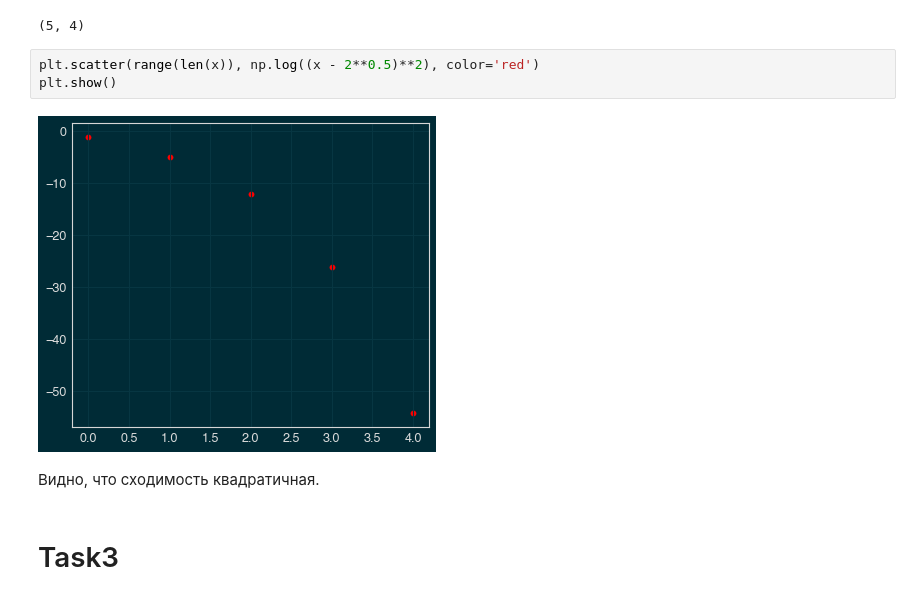
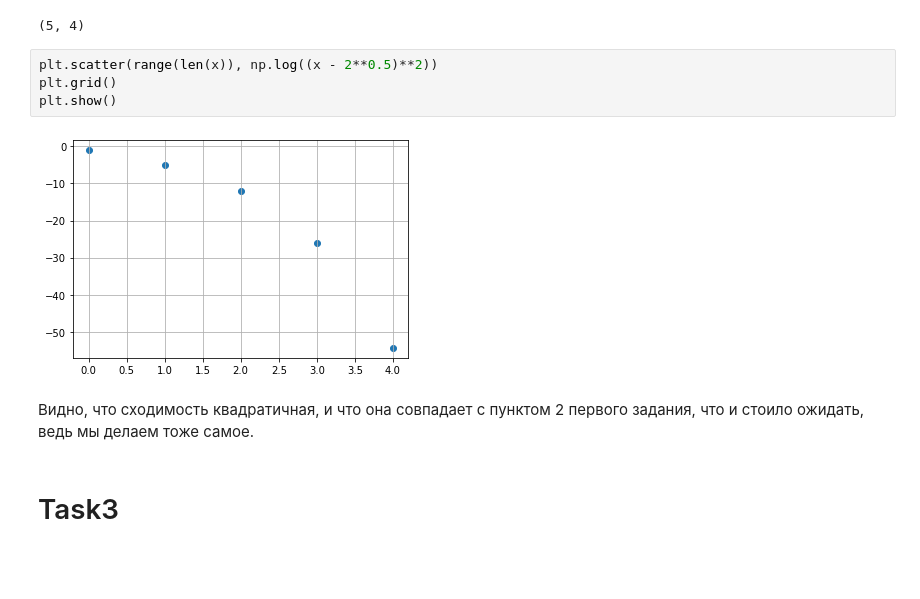
Before and after one commit to SvMixa/HSE_computational_physics, a Jupyter notebook: Home_work_6_Svintsov_M..ipynb, the cells around one changed output. Drawn from its saved outputs; the diff is of its cells as text; blank space fills up the shorter version.

```diff
--- a/Home_work_6_Svintsov_M..ipynb
+++ b/Home_work_6_Svintsov_M..ipynb
@@ -104,12 +105,13 @@ len(x), itter
 # %% [output]
 (5, 4)
 # %%
-plt.scatter(range(len(x)), np.log((x - 2**0.5)**2), color='red')
+plt.scatter(range(len(x)), np.log((x - 2**0.5)**2))
+plt.grid()
 plt.show()
 # %% [output]
-[figure, old version]
+[figure, new version]
-# %% [markdown]
-Видно, что сходимость квадратичная.
+# %% [markdown]
+Видно, что сходимость квадратичная, и что она совпадает с пунктом 2 первого задания, что и стоило ожидать, ведь мы делаем тоже самое.
 # %% [markdown]
 # Task3
 # %% [markdown]
```
Also changed, not shown: parts of 22 cells of this notebook.
